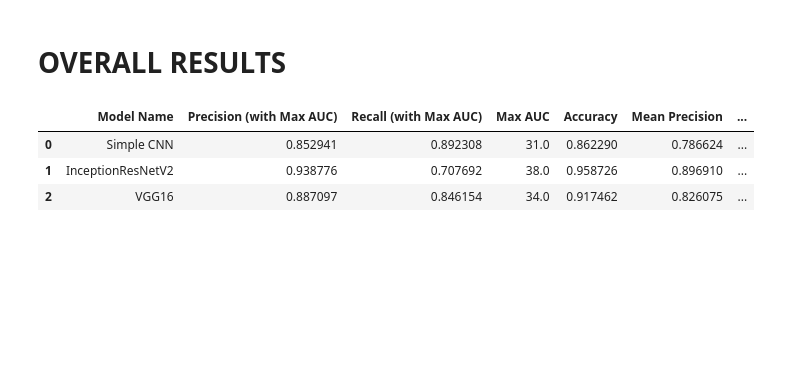
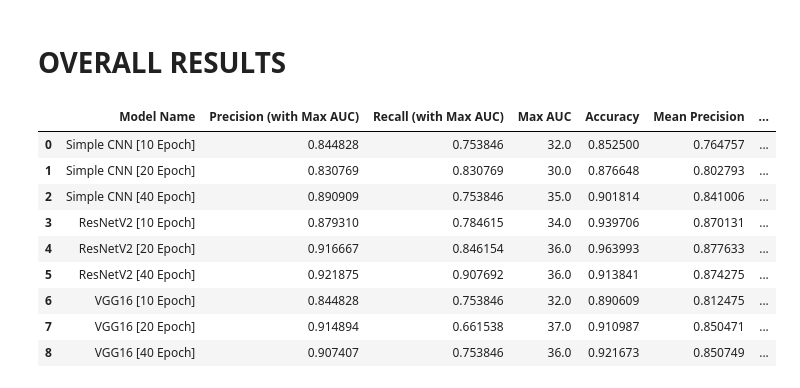
Before and after one commit to rheasridhar/NN-Tumor-Classification, a Jupyter notebook: MLProject/MRI-CNN-dataport-dataset.ipynb, the cells around one changed output. Cells and saved outputs as stored; diff of their text form; code cells hidden in the pictures; blank space fills up the shorter version.

```diff
--- a/MLProject/MRI-CNN-dataport-dataset.ipynb
+++ b/MLProject/MRI-CNN-dataport-dataset.ipynb
@@ -325,0 +485,6 @@ plot_metrics(history3)
+# %%
+# EPOCH SIZE 40
+history6 = model.fit(
+    train_generator,epochs = 40,
+    validation_data = validation_generator,
+    class_weight=train_class_weights)
@@ -343,3 +552,9 @@ model = tf.keras.Sequential([
 model.compile(optimizer = tf.optimizers.Adam(learning_rate = 0.0001),
                 loss = "binary_crossentropy",
                 metrics=metrics)
+# %%
+# EPOCH SIZE 10
+history7 = model.fit(
+    train_generator,epochs = 10,
+    validation_data = validation_generator,
+    class_weight=train_class_weights)
@@ -346,4 +608,8 @@ model.compile(optimizer = tf.optimizers.Adam(learning_rate = 0.0001),
 # %%
-history4 = model.fit(train_generator,epochs = 20, validation_data = validation_generator, class_weight=train_class_weights)
+# EPOCH SIZE 20
+history8 = model.fit(
+    train_generator,epochs = 20,
+    validation_data = validation_generator,
+    class_weight=train_class_weights)
 # %% [output]
 Epoch 1/20
@@ -391,0 +658,6 @@ plot_metrics(history4)
+# %%
+# EPOCH SIZE 40
+history9 = model.fit(
+    train_generator,epochs = 40,
+    validation_data = validation_generator,
+    class_weight=train_class_weights)
@@ -392,43 +708,55 @@ plot_metrics(history4)
 # %% [markdown]
 # OVERALL RESULTS
 # %%
-res = [["Simple CNN", ],
-       ["InceptionResNetV2", ],
-       ["VGG16", ]]
-histories = [history1,history3,history4]
+res = [["Simple CNN [10 Epoch]", ],
+       ["Simple CNN [20 Epoch]", ],
+       ["Simple CNN [40 Epoch]", ],
+       ["ResNetV2 [10 Epoch]", ],
+       ["ResNetV2 [20 Epoch]", ],
+       ["ResNetV2 [40 Epoch]", ],
+       ["VGG16 [10 Epoch]", ],
+       ["VGG16 [20 Epoch]", ],
+       ["VGG16 [40 Epoch]", ]]
+histories = [history1,history2,history3,history4,history5,history6,history7,history8,history9]
 
 for i,hist in enumerate(histories):
 
     hist_li = list(hist.history.values())
 
     acc = hist_li[15][0]
     precision = hist_li[16][0]
     recall = hist_li[17][0]
     max_auc = hist_li[18][0]
 
     mean_acc = np.mean(hist_li[15])
     mean_precision = np.mean(hist_li[16])
     mean_recall = np.mean(hist_li[17])
     mean_auc = np.mean(hist_li[18])
 
 
     for j in range(len(hist_li[16])):
         if hist_li[18][j] > max_auc: # finding epoch with maximum AUC achieved
 
             acc = hist_li[15][j]
             precision = hist_li[16][j]
             recall = hist_li[17][j]
             max_auc = hist_li[18][j]
 
 
     res[i] += [precision,recall, max_auc, acc,mean_precision, mean_recall,mean_auc,mean_acc]
 
 df = pd.DataFrame(res, columns = ["Model Name", f"Precision (with Max AUC)","Recall (with Max AUC)"," Max AUC", "Accuracy",
                                  "Mean Precision", "Mean Recall","Mean AUC", "Mean Accuracy"])
 
 df
 # %% [output]
 |  | Model Name | Precision (with Max AUC) | Recall (with Max AUC) | Max AUC | Accuracy | Mean Precision | ... |
-| 0 | Simple CNN | 0.852941 | 0.892308 | 31.0 | 0.862290 | 0.786624 | ... |
-| 1 | InceptionResNetV2 | 0.938776 | 0.707692 | 38.0 | 0.958726 | 0.896910 | ... |
-| 2 | VGG16 | 0.887097 | 0.846154 | 34.0 | 0.917462 | 0.826075 | ... |
+| 0 | Simple CNN [10 Epoch] | 0.844828 | 0.753846 | 32.0 | 0.852500 | 0.764757 | ... |
+| 1 | Simple CNN [20 Epoch] | 0.830769 | 0.830769 | 30.0 | 0.876648 | 0.802793 | ... |
+| 2 | Simple CNN [40 Epoch] | 0.890909 | 0.753846 | 35.0 | 0.901814 | 0.841006 | ... |
+| 3 | ResNetV2 [10 Epoch] | 0.879310 | 0.784615 | 34.0 | 0.939706 | 0.870131 | ... |
+| 4 | ResNetV2 [20 Epoch] | 0.916667 | 0.846154 | 36.0 | 0.963993 | 0.877633 | ... |
+| 5 | ResNetV2 [40 Epoch] | 0.921875 | 0.907692 | 36.0 | 0.913841 | 0.874275 | ... |
+| 6 | VGG16 [10 Epoch] | 0.844828 | 0.753846 | 32.0 | 0.890609 | 0.812475 | ... |
+| 7 | VGG16 [20 Epoch] | 0.914894 | 0.661538 | 37.0 | 0.910987 | 0.850471 | ... |
+| 8 | VGG16 [40 Epoch] | 0.907407 | 0.753846 | 36.0 | 0.921673 | 0.850749 | ... |
```
Also changed, not shown: parts of 38 cells of this notebook.
